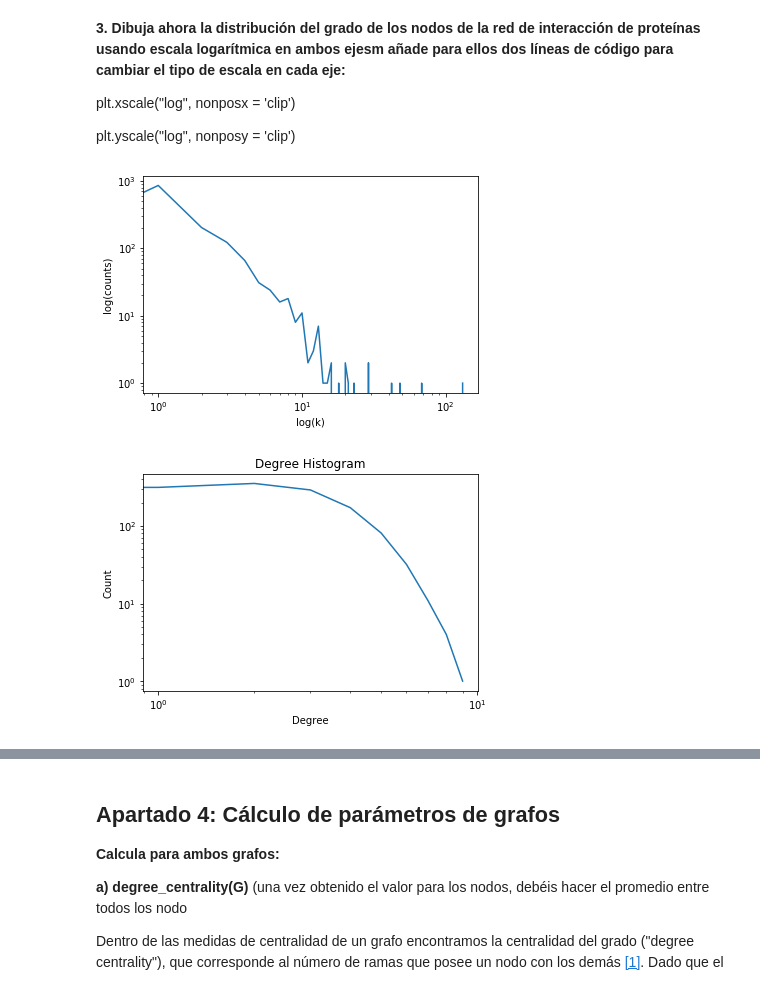
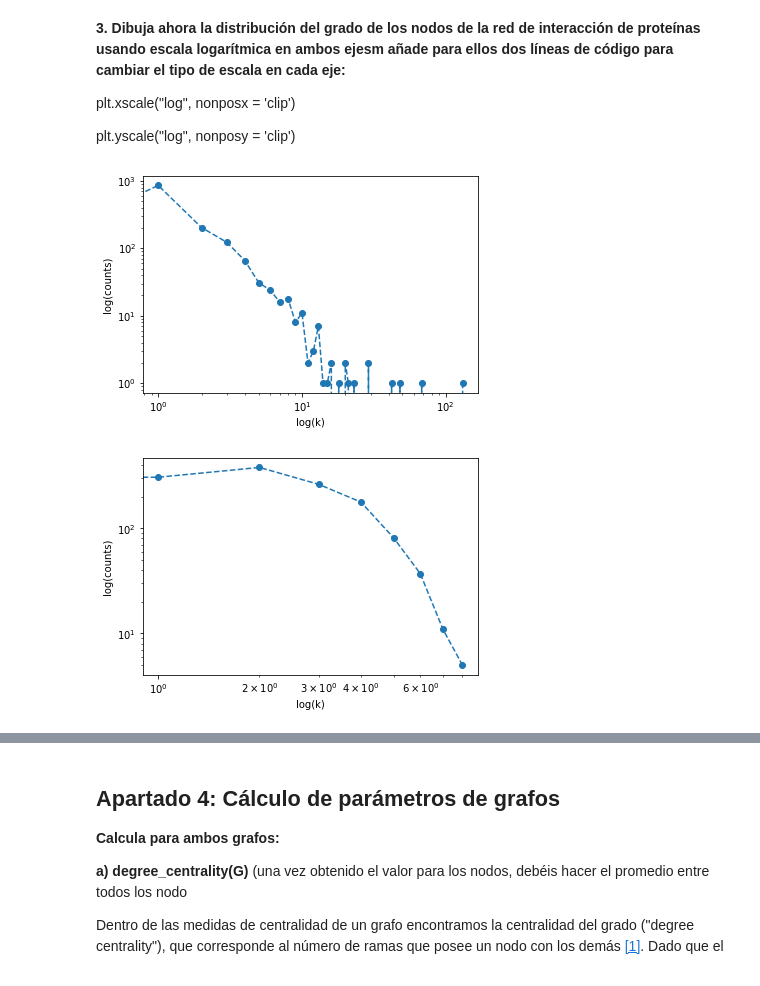
Before and after one commit to Huertas97/CRRTT_practicas, a Jupyter notebook: practica1/Practica_1_Sara_Dorado_Alfaro_Alvaro_Huertas_Garcia.ipynb, the cells around one changed output, grey strips where cells are left out. Cells and saved outputs as stored; diff of their text form; code cells hidden in the pictures.

```diff
--- a/practica1/Practica_1_Sara_Dorado_Alfaro_Alvaro_Huertas_Garcia.ipynb
+++ b/practica1/Practica_1_Sara_Dorado_Alfaro_Alvaro_Huertas_Garcia.ipynb
@@ -418,7 +414,7 @@ plt.xscale("log", nonposx = 'clip')
 plt.yscale("log", nonposy = 'clip')
 # %%
 L=nx.degree_histogram(G_CE)
-plt.plot(range(len(L)),L, color='tab:blue')
+plt.plot(range(len(L)),L, linestyle='--', marker='o', color='tab:blue')
 # plt.title("Degree Histogram")
 plt.ylabel("log(counts)")
 plt.xlabel("log(k)")
@@ -426,18 +422,18 @@ plt.xscale("log", nonposx = 'clip')
 plt.yscale("log", nonposy = 'clip')
 plt.show()
 # %% [output]
-[figure, old version]
+[figure, new version]
 # %%
 L=nx.degree_histogram(G_AL)
-plt.plot(range(len(L)),L, color='tab:blue')
-plt.title("Degree Histogram")
-plt.ylabel("Count")
-plt.xlabel("Degree")
+plt.plot(range(len(L)),L, linestyle='--', marker='o', color='tab:blue')
+# plt.title("Degree Histogram")
+plt.ylabel("log(counts)")
+plt.xlabel("log(k)")
 plt.xscale("log", nonposx = 'clip')
 plt.yscale("log", nonposy = 'clip')
 plt.show()
 # %% [output]
-[figure, old version]
+[figure, new version]
 # %% [markdown]
 **4. ¿Qué tipo de gráfica obtienes? ¿Podrías calcular aproximadamente la pendiente de los datos?**
 
```
Also changed, not shown: parts of 22 cells of this notebook.
